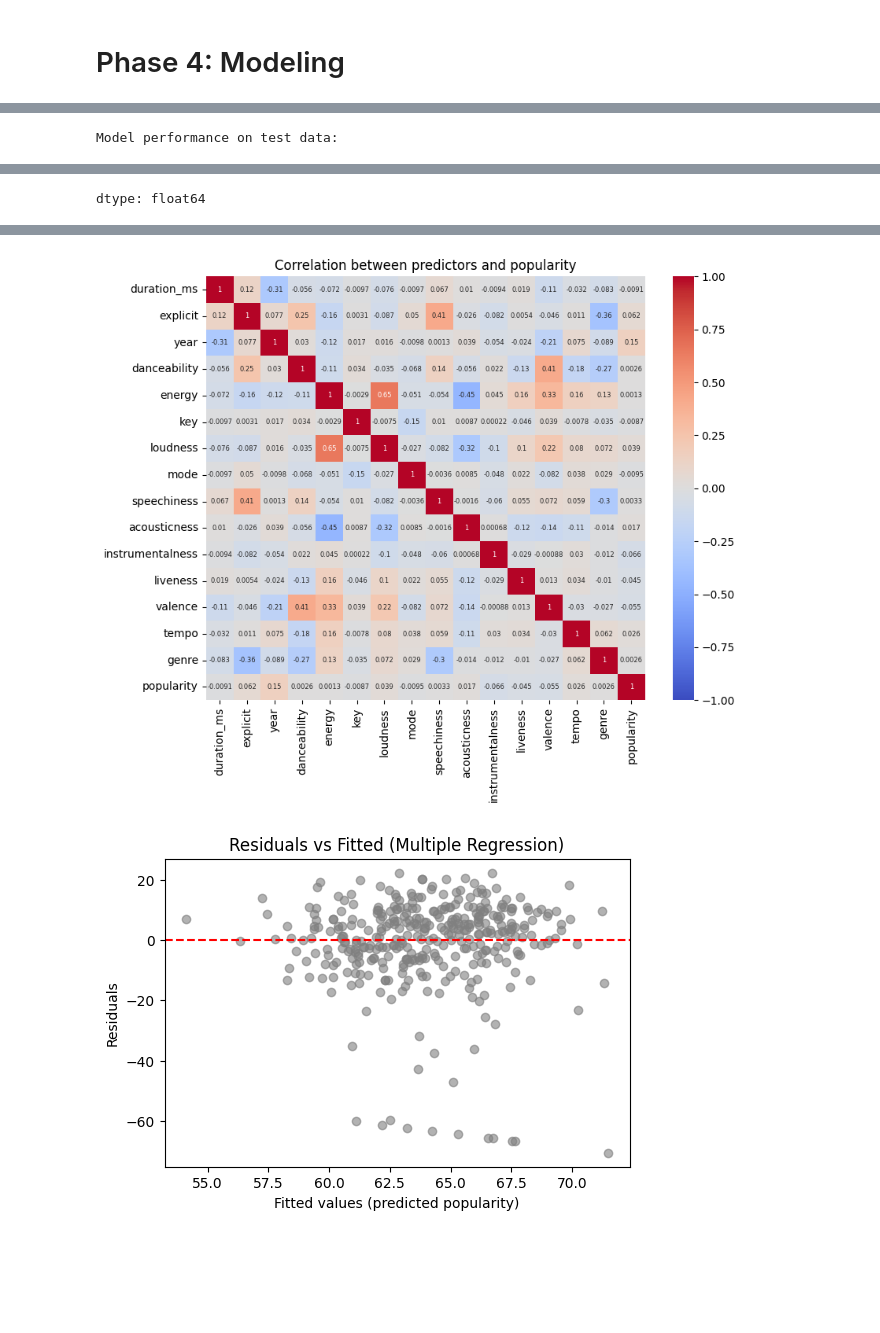
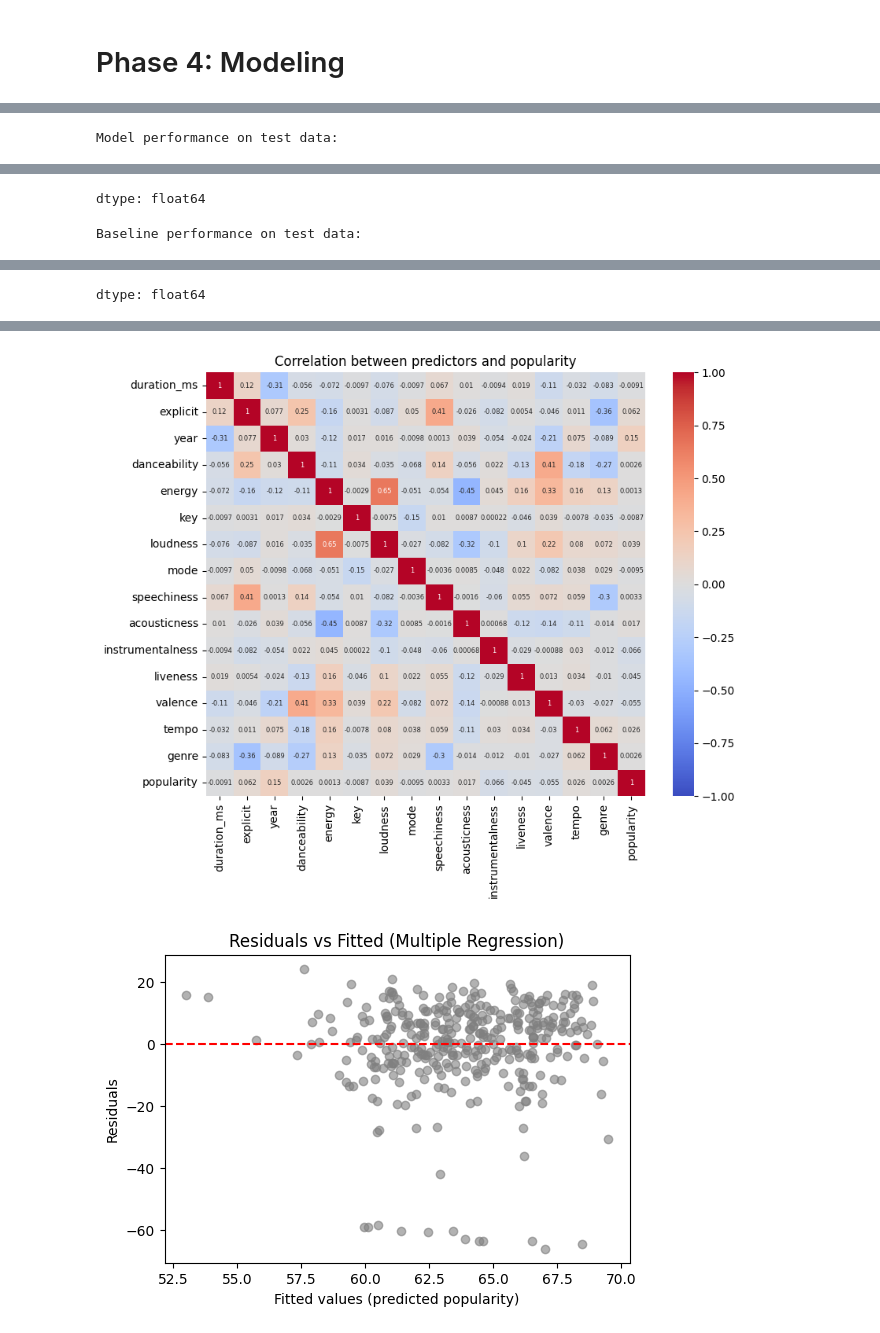
Before and after one commit to Hoover328/Data-Analytics-CA2-Music-Project, a Jupyter notebook: Notebook Files/MusicProject.ipynb, the cells around one changed output, grey strips where cells are left out. Drawn from its saved outputs; the diff is of its cells as text; code cells hidden in the pictures; blank space fills up the shorter version.

```diff
--- a/Notebook Files/MusicProject.ipynb
+++ b/Notebook Files/MusicProject.ipynb
@@ -705,14 +708,17 @@ y = finalMusicData["popularity"]
 
 #We must then split the data into training and testing data
 X_train, X_test, y_train, y_test = train_test_split(
-    X, y, test_size=0.2, random_state=42)
+    X, y, test_size=0.2, random_state=13)
 
 #Then we must create our model and train it on our training data
 mlr = LinearRegression()
+mlrDummy = DummyRegressor(strategy="mean")
+mlrDummy.fit(X_train, y_train)
 mlr.fit(X_train, y_train)
 
 #Now lets generate our predicted values!
 y_pred = mlr.predict(X_test)
+y_pred_Dummy = mlrDummy.predict(X_test)
 
 #Now we will calculate the models performance of our predictor by
 #comparing our actual values
@@ -722,8 +728,18 @@ def metrics(y_true, y_pred):
     rmse = mean_squared_error(y_true, y_pred)
     return pd.Series({"R²": r2, "MAE": mae, "RMSE": rmse})
 
+def metricsDummy(y_true, y_pred):
+    r2Dummy   = r2_score(y_true, y_pred_Dummy)
+    maeDummy  = mean_absolute_error(y_true, y_pred_Dummy)
+    rmseDummy = mean_squared_error(y_true, y_pred_Dummy)
+    return pd.Series({"R²": r2Dummy, "MAE": maeDummy, "RMSE": rmseDummy})
+
+
 print("Model performance on test data:")
 display(metrics(y_test, y_pred))
+
+print("Baseline performance on test data:")
+display(metricsDummy(y_test, y_pred_Dummy))
 
 #Lets generate a coefficients table to see directly our obtained values
 #Before using some plots to show this information
@@ -756 +772,2 @@ Model performance on test data:
 dtype: float64
+Baseline performance on test data:
@@ -773,0 +778 @@ dtype: float64
+dtype: float64
@@ -774,2 +796,2 @@ dtype: float64
 [figure]
-[figure, old version]
+[figure, new version]
```
Also changed, not shown: parts of 4 cells of this notebook.
